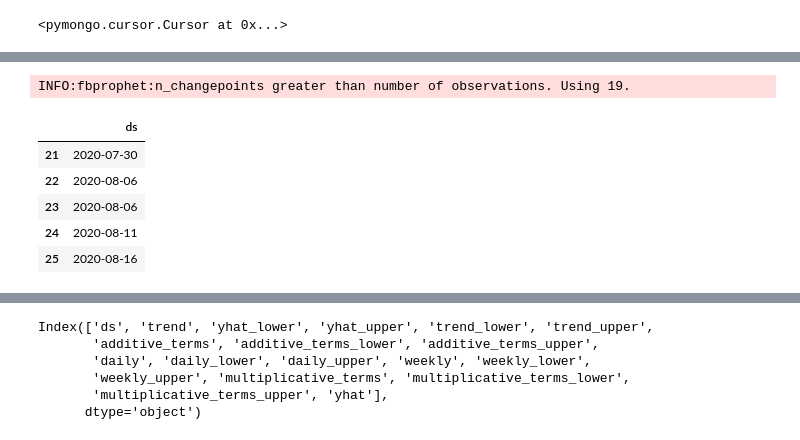
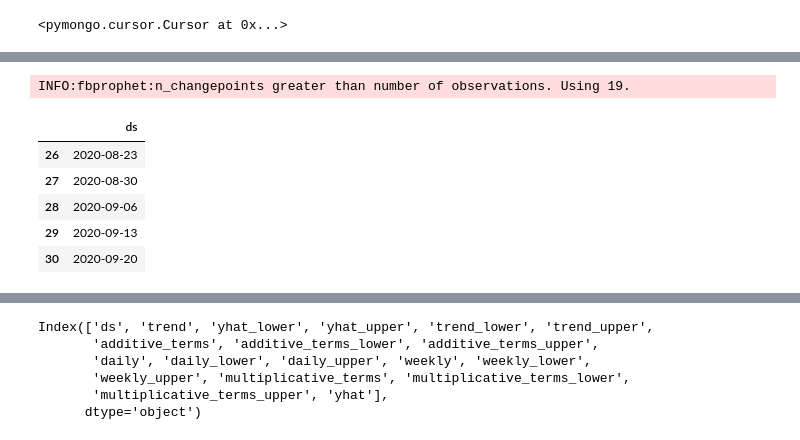
Before and after one commit to mikel189/yundoe, a Jupyter notebook: notebooks/TAG_MONTHLY_REVENUE_FORECAST.ipynb, the cells around one changed output, grey strips where cells are left out. Cells and saved outputs as stored; diff of their text form; code cells hidden in the pictures.

```diff
--- a/notebooks/TAG_MONTHLY_REVENUE_FORECAST.ipynb
+++ b/notebooks/TAG_MONTHLY_REVENUE_FORECAST.ipynb
@@ -77,16 +75,17 @@ iplot([go.Scatter(
 [interactive output not drawn]
 # %%
 prophet_model = Prophet(weekly_seasonality = True, daily_seasonality = True, yearly_seasonality = False)
+# prophet_model.add_seasonality(name='monthly', period=30.5, fourier_order=5)
 prophet_model.fit(payment_df)
-future = prophet_model.make_future_dataframe(periods=1, freq='W')
+future = prophet_model.make_future_dataframe(periods=4, freq='W')
 future.tail()
 # %% [output]
 INFO:fbprophet:n_changepoints greater than number of observations. Using 19.
 |  | ds |
-| 21 | 2020-07-30 |
-| 22 | 2020-08-06 |
-| 23 | 2020-08-06 |
-| 24 | 2020-08-11 |
-| 25 | 2020-08-16 |
+| 26 | 2020-08-23 |
+| 27 | 2020-08-30 |
+| 28 | 2020-09-06 |
+| 29 | 2020-09-13 |
+| 30 | 2020-09-20 |
 # %%
 forcast = prophet_model.predict(future)
```
Also changed, not shown: parts of 17 cells of this notebook, 1 other file.
